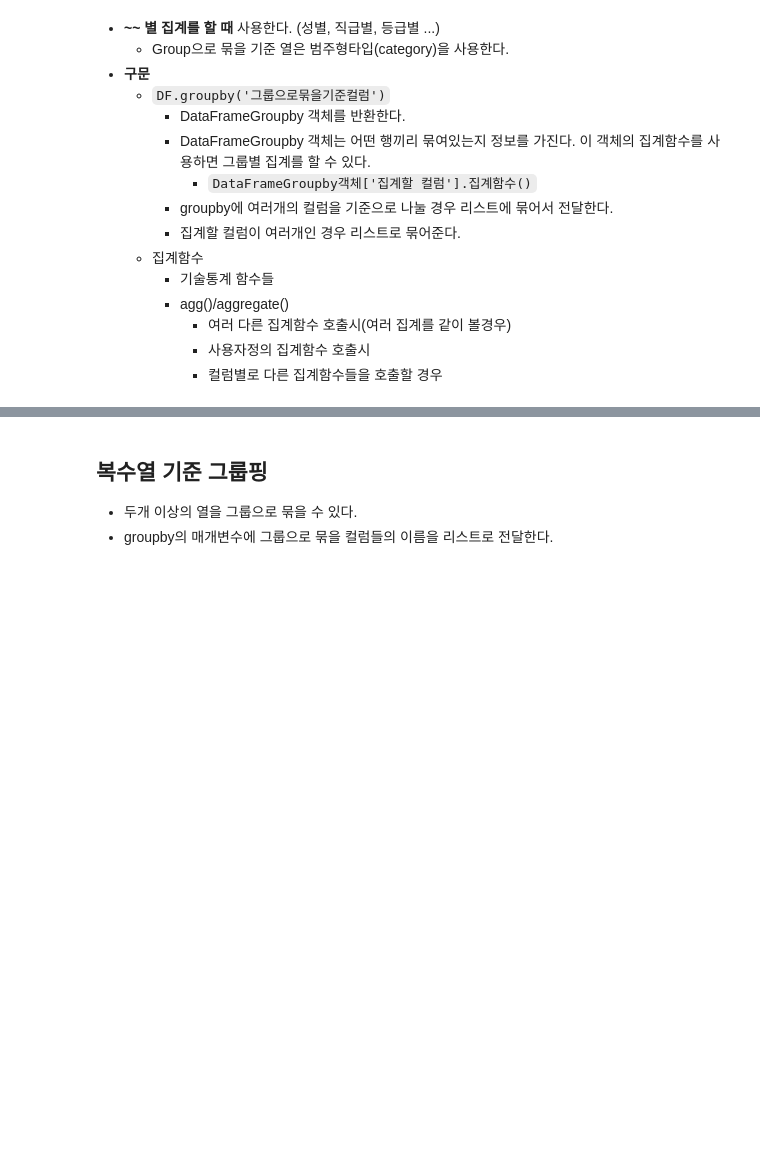
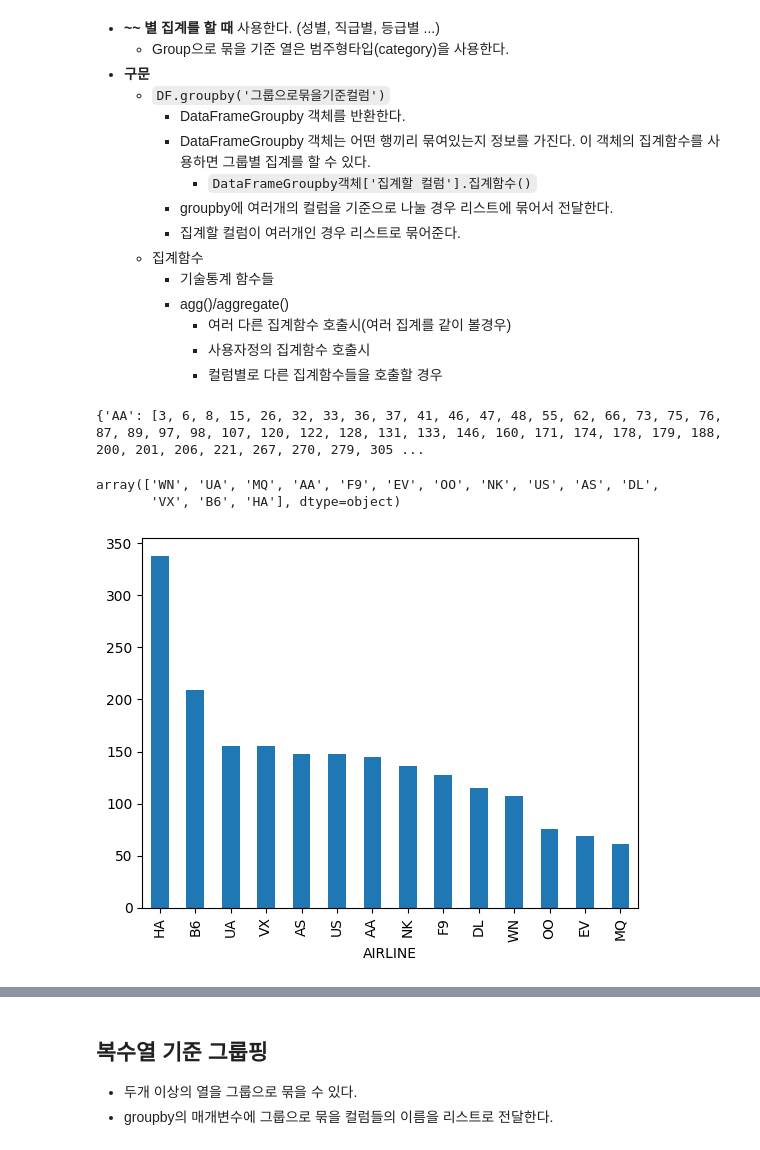
Before and after one commit to rudwo524/SKN13_KyungJae, a Jupyter notebook: 06_pandas_시각화/03_Pandas_정렬_집계.ipynb, the cells around one changed output, grey strips where cells are left out. Drawn from its saved outputs; the diff is of its cells as text; code cells hidden in the pictures; blank space fills up the shorter version.

```diff
--- a/06_pandas_시각화/03_Pandas_정렬_집계.ipynb
+++ b/06_pandas_시각화/03_Pandas_정렬_집계.ipynb
@@ -435,3 +669,21 @@ df['DEST_AIR'].value_counts().sort_index()
             -   여러 다른 집계함수 호출시(여러 집계를 같이 볼경우)
             -   사용자정의 집계함수 호출시
             -   컬럼별로 다른 집계함수들을 호출할 경우
+# %%
+r = df.groupby("AIRLINE")
+# type(r)
+r.groups
+# %% [output]
+{'AA': [3, 6, 8, 15, 26, 32, 33, 36, 37, 41, 46, 47, 48, 55, 62, 66, 73, 75, 76, 87, 89, 97, 98, 107, 120, 122, 128, 131, 133, 146, 160, 171, 174, 178, 179, 188, 200, 201, 206, 221, 267, 270, 279, 305 ...
+# %%
+df['AIRLINE'].unique()
+# %% [output]
+array(['WN', 'UA', 'MQ', 'AA', 'F9', 'EV', 'OO', 'NK', 'US', 'AS', 'DL',
+       'VX', 'B6', 'HA'], dtype=object)
+# %%
+# df.groupby('AIRLINE')["AIR_TIME"].mean()
+result = df.groupby('AIRLINE')["AIR_TIME"].mean().sort_values(ascending=False)
+# %%
+result.plot(kind='bar');
+# %% [output]
+[figure, added]
```
Also changed, not shown: parts of 51 cells of this notebook.
